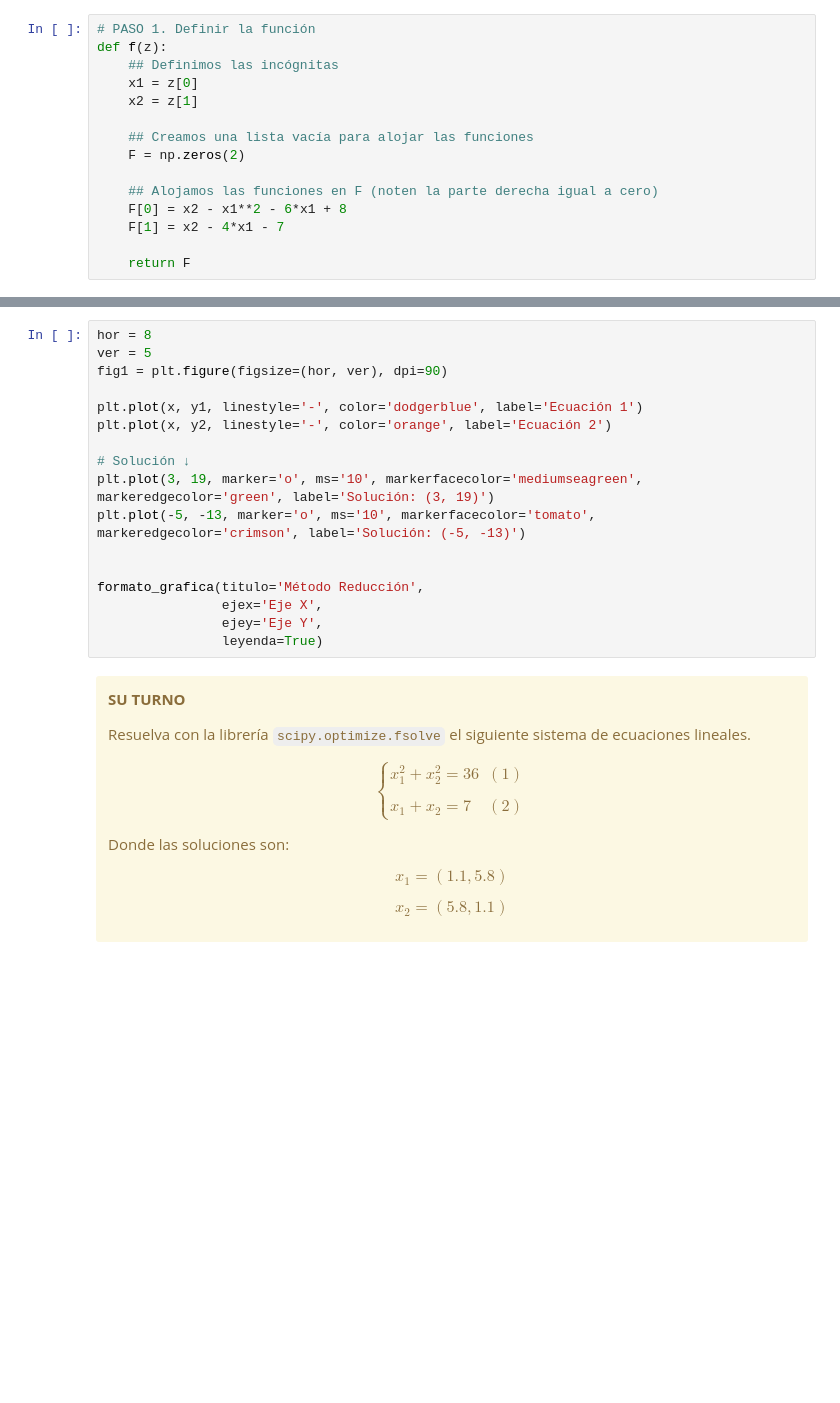
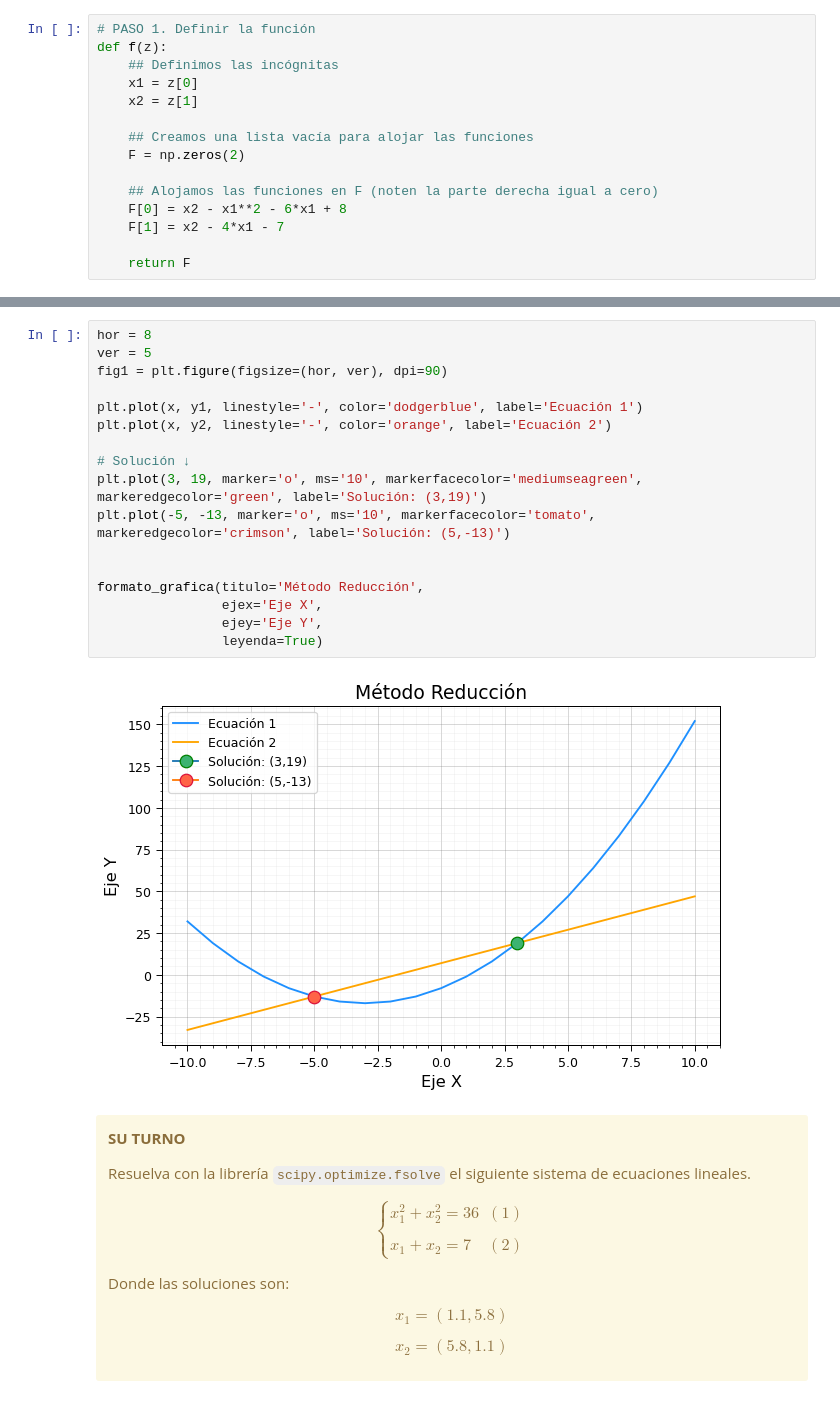
Before and after one commit to salazarna/ua-imec2001-hc-202310-s2, a Jupyter notebook: content/week5/C9_sistemaecuaciones.ipynb, the cells around one changed output, grey strips where cells are left out. Cells and saved outputs as stored; diff of their text form; blank space fills up the shorter version.

```diff
--- a/content/week5/C9_sistemaecuaciones.ipynb
+++ b/content/week5/C9_sistemaecuaciones.ipynb
@@ -880,20 +950,22 @@ sol
 # %%
 hor = 8
 ver = 5
 fig1 = plt.figure(figsize=(hor, ver), dpi=90)
 
 plt.plot(x, y1, linestyle='-', color='dodgerblue', label='Ecuación 1')
 plt.plot(x, y2, linestyle='-', color='orange', label='Ecuación 2')
 
 # Solución ↓
-plt.plot(3, 19, marker='o', ms='10', markerfacecolor='mediumseagreen', markeredgecolor='green', label='Solución: (3, 19)')
-plt.plot(-5, -13, marker='o', ms='10', markerfacecolor='tomato', markeredgecolor='crimson', label='Solución: (-5, -13)')
+plt.plot(3, 19, marker='o', ms='10', markerfacecolor='mediumseagreen', markeredgecolor='green', label='Solución: (3,19)')
+plt.plot(-5, -13, marker='o', ms='10', markerfacecolor='tomato', markeredgecolor='crimson', label='Solución: (5,-13)')
 
 
 formato_grafica(titulo='Método Reducción',
                 ejex='Eje X',
                 ejey='Eje Y',
                 leyenda=True)
+# %% [output]
+[figure, added]
 # %% [markdown]
 <div class="alert alert-block alert-warning">
 
```
Also changed, not shown: parts of 36 cells of this notebook, 1 other file.
